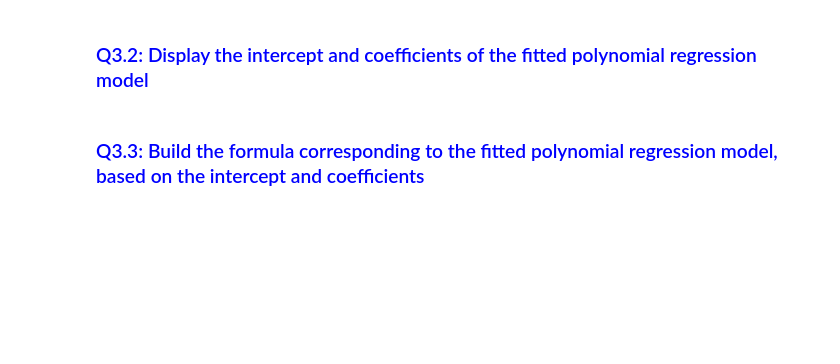
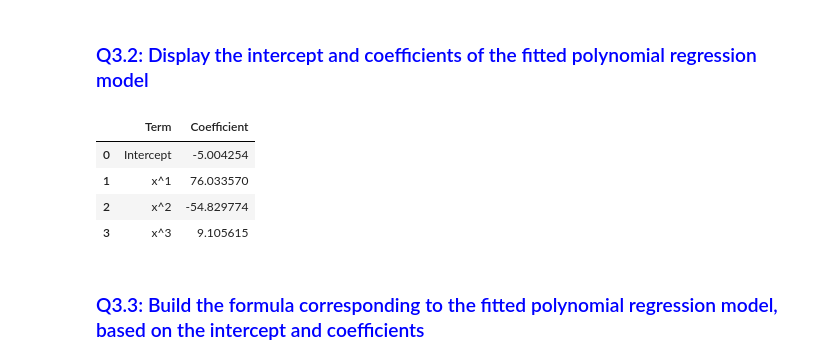
Before and after one commit to chikooooo/Statistics, a Jupyter notebook: Lab 3/TP3_Linear_Regression.ipynb, the cells around one changed output. Saved outputs shown, nothing was run; the diff lists cells and outputs as text; code cells hidden in the pictures; blank space fills up the shorter version.

```diff
--- a/Lab 3/TP3_Linear_Regression.ipynb
+++ b/Lab 3/TP3_Linear_Regression.ipynb
@@ -1166,6 +1192,24 @@ data5 = data4.copy()
 ### <span style="color:blue"> Q3.2: Display the intercept and coefficients of the fitted polynomial regression model  </span>
 # %%
 ### insert your code here
+
+# Create a list to store the individual term of the polynomial regression model
+terms = ['Intercept'] + [f"x^{i}" for i in range(1, degree1 + 1)]
+
+# Create a list which stores the intercept and individual coefficient values
+# The coefficient for x^0 is excluded as it's already included in the intercept
+values = [intercept] + list(coefficients[1:])
+
+# Create a data frame which contains the term and the coefficients for
+# better visualization
+coef_df = pd.DataFrame({"Term": terms, "Coefficient": values})
+coef_df
+# %% [output]
+|  | Term | Coefficient |
+| 0 | Intercept | -5.004254 |
+| 1 | x^1 | 76.033570 |
+| 2 | x^2 | -54.829774 |
+| 3 | x^3 | 9.105615 |
 # %% [markdown]
 ### <span style="color:blue"> Q3.3: Build the formula corresponding to the fitted polynomial regression model, based on the intercept and coefficients </span>
 # %%
```
Also changed, not shown: parts of 12 cells of this notebook, 1 other file.
